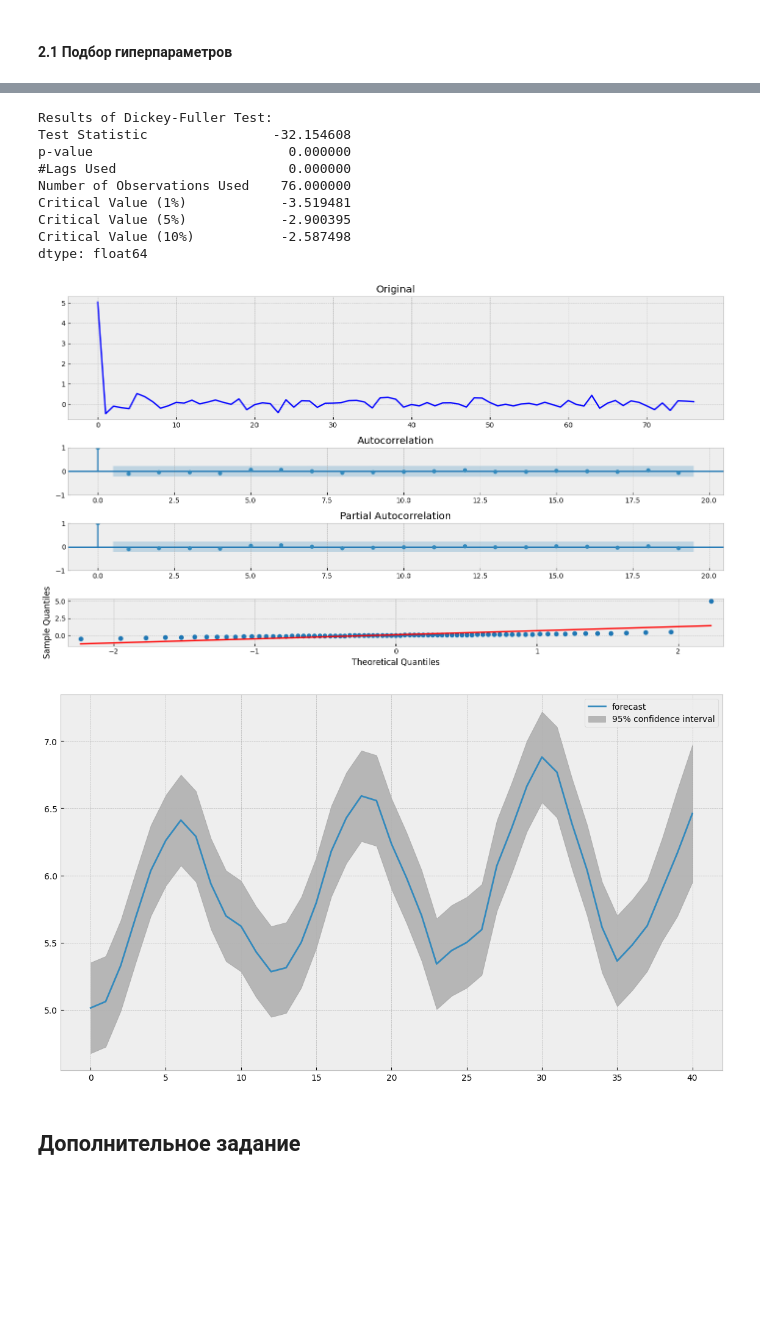
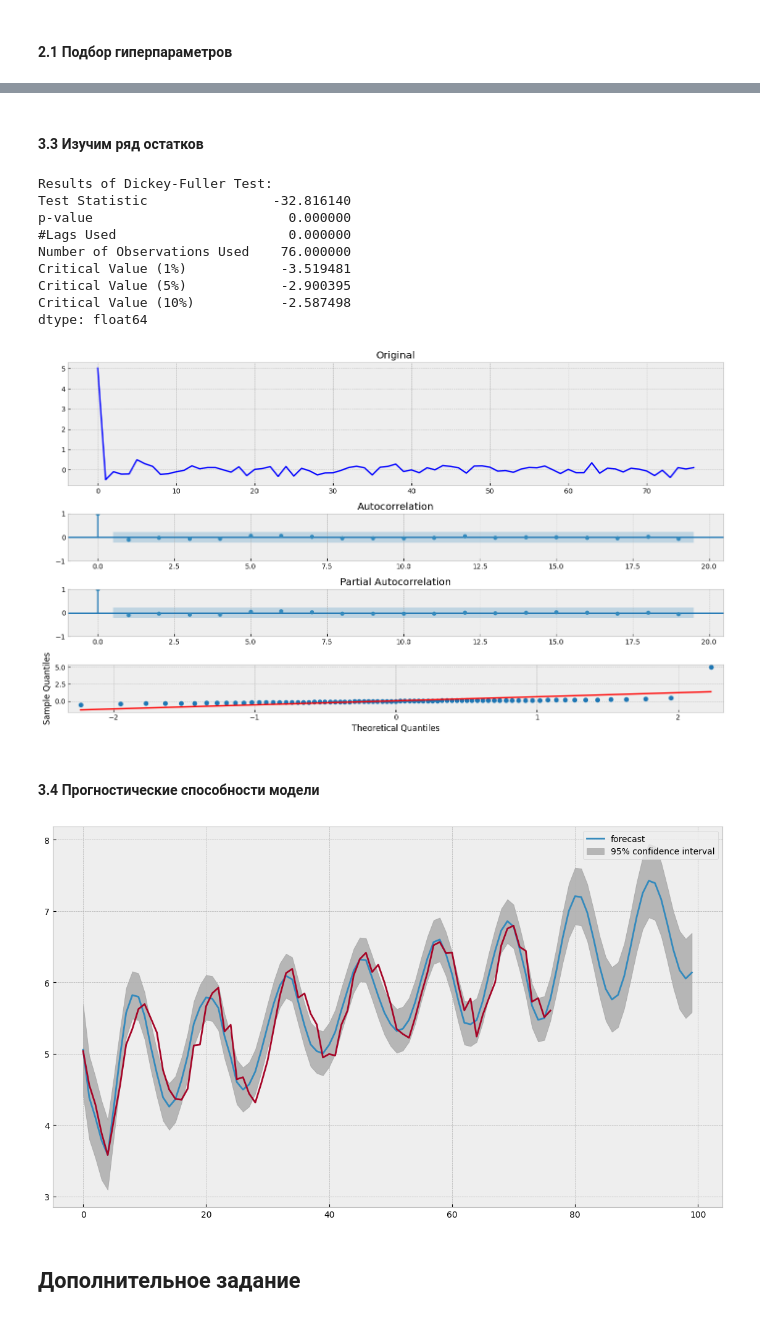
Before and after one commit to BalshowAndrew/time_series, a Jupyter notebook: ts_studying/03_hw_time_series.ipynb, the cells around one changed output, grey strips where cells are left out. Cells and saved outputs as stored; diff of their text form; code cells hidden in the pictures; blank space fills up the shorter version.

```diff
--- a/ts_studying/03_hw_time_series.ipynb
+++ b/ts_studying/03_hw_time_series.ipynb
@@ -122,5 +126,5 @@ aic: -27.40634 | order: (4, 2)
 # %%
-arma_model = ARIMA(series, order=(4, 0, 2), trend='n').fit()
+arma_model = ARIMA(series, order=(3, 0, 3), trend='t').fit()
 # %%
 print(arma_model.summary())
 # %% [output]
@@ -158,5 +170,6 @@ dtype: float64
 with plt.style.context(style='bmh'):
     plt.figure(figsize=(14,8))
     ax = plt.axes()
-    plot_predict(arma_model, start=40, end=80, ax=ax)
+    plot_predict(arma_model, start=1, end=100, ax=ax)
+    plt.plot(series)
 # %% [output]
@@ -185,5 +204,5 @@ aic: -33.21456 | order: (3, 1, 2)
 # %%
-arima_model = ARIMA(series, order=(3, 1, 2), trend='n').fit()
+arima_model = ARIMA(series, order=(2, 1, 3), trend='t').fit()
 # %%
 print(arima_model.summary())
 # %% [output]
@@ -204,11 +223,13 @@ Covariance Type:                  opg
 
 Warnings:
 [1] Covariance matrix calculated using the outer product of gradients (complex-step).
+# %% [markdown]
+#### 3.3 Изучим ряд остатков
 # %%
 tsplot(arima_model.resid)
 # %% [output]
 Results of Dickey-Fuller Test:
-Test Statistic                -32.154608
+Test Statistic                -32.816140
 p-value                         0.000000
 #Lags Used                      0.000000
 Number of Observations Used    76.000000
@@ -217,13 +238,16 @@ Critical Value (5%)            -2.900395
 Critical Value (10%)           -2.587498
 dtype: float64
 [figure]
+# %% [markdown]
+#### 3.4 Прогностические способности модели
 # %%
 with plt.style.context(style='bmh'):
     plt.figure(figsize=(14,8))
     ax = plt.axes()
-    plot_predict(arima_model, start=40, end=80, ax=ax)
+    plot_predict(arima_model, start=1, end=100, ax=ax)
+    plt.plot(series)
 # %% [output]
-[figure, old version]
+[figure, new version]
 # %% [markdown]
 ## Дополнительное задание
 # %% [markdown]
```
Also changed, not shown: parts of 46 cells of this notebook.
